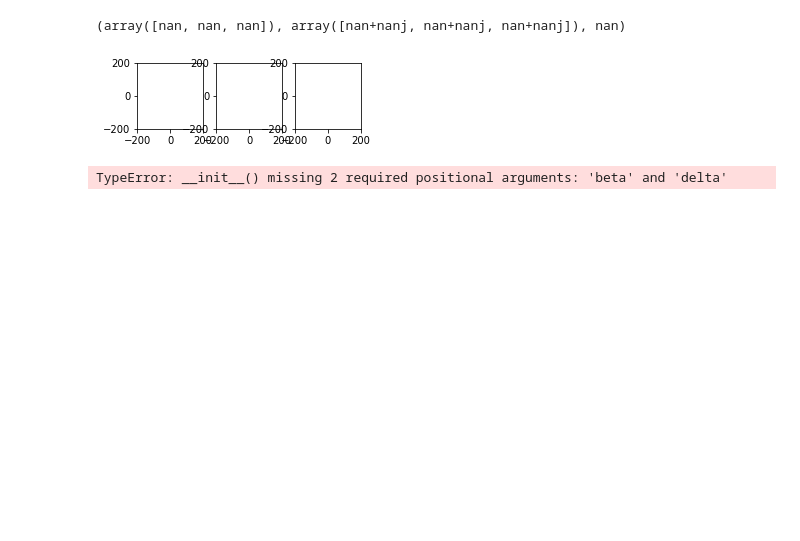
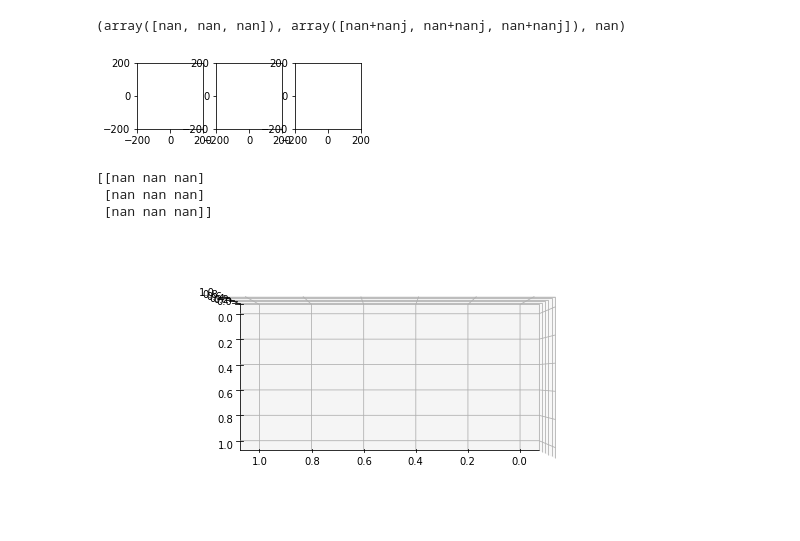
Before and after one commit to JQIamo/pylcp, a Jupyter notebook: examples/basics/lasers/lw_edits_gaussian/div_gaussian_beams.ipynb, the cells around one changed output. Saved outputs shown, nothing was run; the diff lists cells and outputs as text; code cells hidden in the pictures; blank space fills up the shorter version.

```diff
--- a/examples/basics/lasers/lw_edits_gaussian/div_gaussian_beams.ipynb
+++ b/examples/basics/lasers/lw_edits_gaussian/div_gaussian_beams.ipynb
@@ -151,40 +151,43 @@ for ii, z_test in enumerate(z_tests):
 #     for ctr, dim in zip(centers, 'xyz'):
 #         getattr(ax, 'set_{}lim'.format(dim))(ctr - r, ctr + r)
 
-laserBeam = gaussianBeam(kvec=2*np.pi/461.*np.array([0.,0.,1.])/np.sqrt(3), wb=200., pol=np.array([1., 1.j, 0.]), r0=np.array([100.,100.,0.])) # Change the laser beam attributes
+#laserBeam = gaussianBeam(kvec=2*np.pi/461.*np.array([0.,0.,1.])/np.sqrt(3), wb=200., pol=np.array([1., 1.j, 0.]), r0=np.array([100.,100.,0.])) # Change the laser beam attributes
 
 print(laserBeam.rmat)
 
 fig = plt.figure(figsize=(10,5)) # Change the size of the plot
 ax = fig.gca(projection='3d')
 
 # Make the grid
 z, y, x = np.meshgrid(np.arange(-1000., 1001., 200.),
                       np.arange(-1000., 1001., 200.),
                       np.arange(-3000., 3001., 1000.)) # Change the axis
 
 Rt=np.array([x, y, z])
 
 # Make the direction data for the arrows
 # u = np.sin(np.pi * x) * np.cos(np.pi * y) * np.cos(np.pi * z)
 # v = -np.cos(np.pi * x) * np.sin(np.pi * y) * np.cos(np.pi * z)
 # w = (np.sqrt(2.0 / 3.0) * np.cos(np.pi * x) * np.cos(np.pi * y) *
 #      np.sin(np.pi * z))
 
 
 arr = laserBeam.kvec(Rt)*20000
 kx = arr[0]
 ky = arr[1]
 kz = arr[2]
 
 i = laserBeam.beta(Rt)
 
 ax.quiver(x,y,z,i*kx,i*ky,i*kz)
 ax.view_init(90, 90) # change this to see different viewing angles
 
 plt.show()
 # %% [output]
-TypeError: __init__() missing 2 required positional arguments: 'beta' and 'delta'
+[[nan nan nan]
+ [nan nan nan]
+ [nan nan nan]]
+[figure, added]
 # %%
 fig = plt.figure(figsize=(10,10)) # Change the size of the plot
 ax = fig.gca(projection='3d')
```
Also changed, not shown: parts of 1 cell of this notebook.
